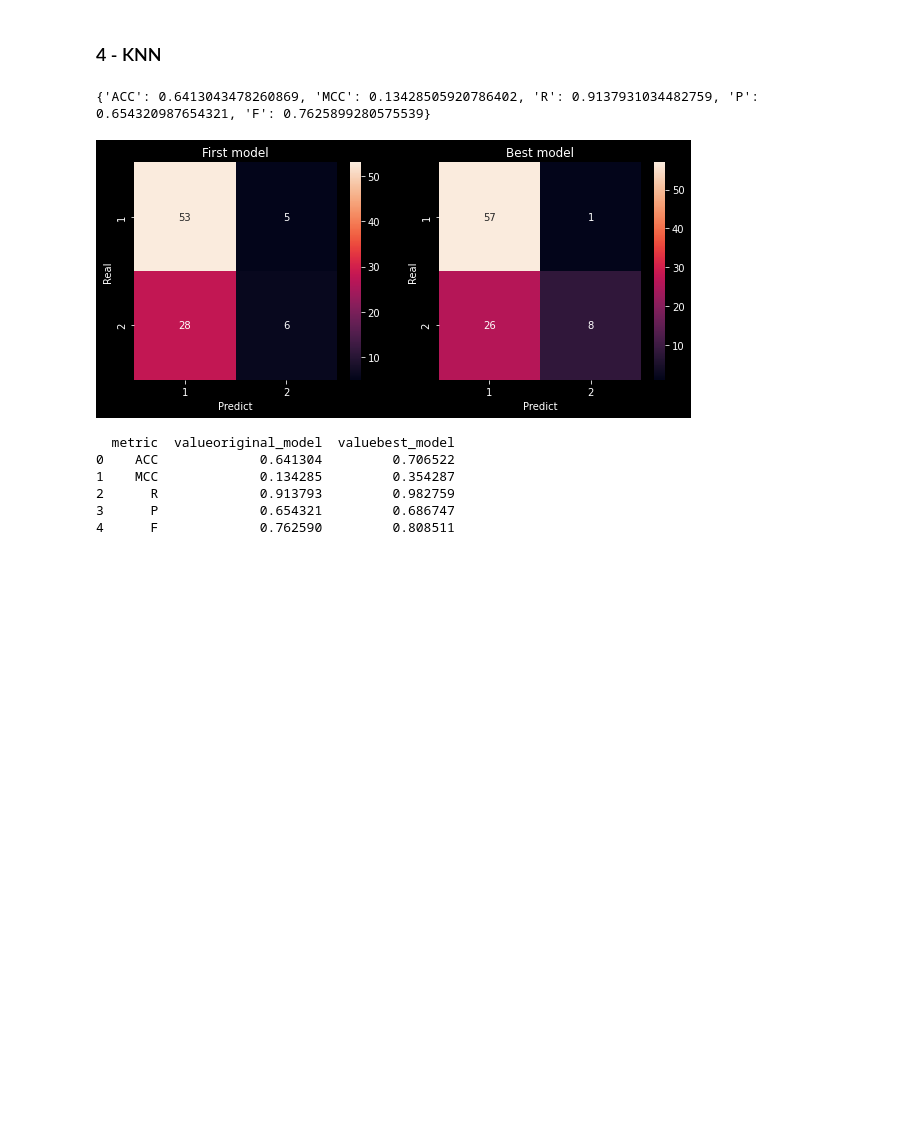
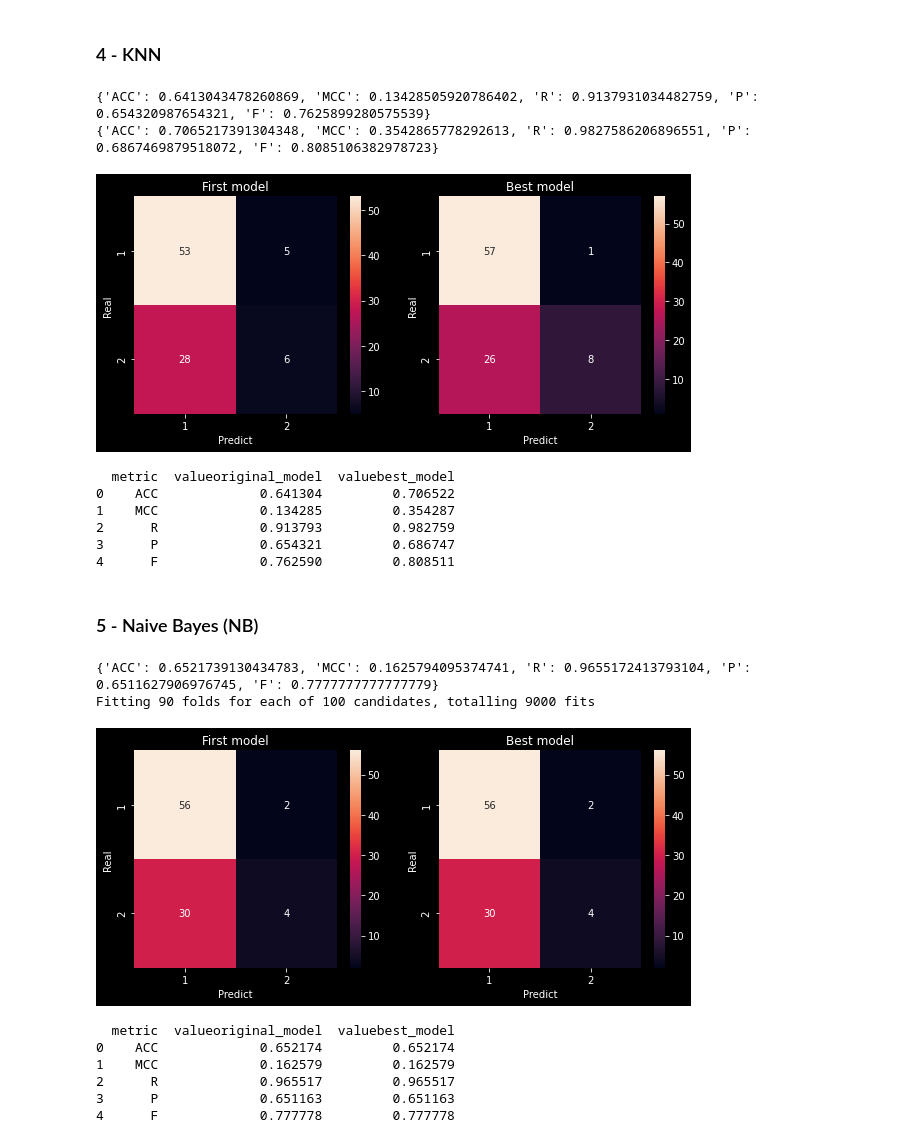
Before and after one commit to carlossrb/py-projects, a Jupyter notebook: src/machine_learning_trabalho/main.ipynb, the cells around one changed output. Cells and saved outputs as stored; diff of their text form; code cells hidden in the pictures; blank space fills up the shorter version.

```diff
--- a/src/machine_learning_trabalho/main.ipynb
+++ b/src/machine_learning_trabalho/main.ipynb
@@ -260,16 +267,6 @@ Fitting 30 folds for each of 50 candidates, totalling 1500 fits
 # %% [markdown]
 <h3>4 - KNN</h3>
 # %%
-#compare the best model with the original one
-def metric_comp(original,best):
-    _items=original.items()
-    _list=list(_items)
-    df1=pd.DataFrame(_list,columns=['metric','value'])
-    _items=best.items()
-    _list=list(_items)
-    df2=pd.DataFrame(_list,columns=['metric','value'])
-    df_comp = df1.merge(df2, how='left', on='metric',suffixes=['original_model', 'best_model'])
-    return df_comp
 
 knn=KNeighborsClassifier(n_neighbors=5)
 knn.fit(x_train.values,y_train.values)
@@ -306,6 +303,7 @@ KNN_NEW_MC = confusion_matrix(y_test,y_pred_knn)
 
 #New metrics
 KNN_NEW_METRICS = metric(y_test,y_pred_knn)
+print(KNN_NEW_METRICS)
 
 #Print results
 DIFF_KNN=metric_comp(KNN_METRICS,KNN_NEW_METRICS)
@@ -313,6 +311,7 @@ mc_heatmap(KNN_MC,'KNN_MC',KNN_NEW_MC)
 print(DIFF_KNN)
 # %% [output]
 {'ACC': 0.6413043478260869, 'MCC': 0.13428505920786402, 'R': 0.9137931034482759, 'P': 0.654320987654321, 'F': 0.7625899280575539}
+{'ACC': 0.7065217391304348, 'MCC': 0.3542865778292613, 'R': 0.9827586206896551, 'P': 0.6867469879518072, 'F': 0.8085106382978723}
 [figure]
   metric  valueoriginal_model  valuebest_model
 0    ACC             0.641304         0.706522
@@ -320,3 +319,49 @@ print(DIFF_KNN)
 2      R             0.913793         0.982759
 3      P             0.654321         0.686747
 4      F             0.762590         0.808511
+# %% [markdown]
+<h3>5 - Naive Bayes (NB)</h3>
+# %%
+nb=GaussianNB()
+nb.fit(x_train.values,y_train.values)
+y_pred_nb=nb.predict(x_test.values)
+
+#Confusion matrix
+NB_MC = confusion_matrix(y_test,y_pred_nb)
+#Metrics
+NB_METRICS = metric(y_test,y_pred_nb)
+print(NB_METRICS)
+
+#Tunning the model
+np.random.seed(7)
+var_smoothing = np.logspace(0,-9, num=100)
+param_grid = dict(var_smoothing=var_smoothing)
+grid_search = GridSearchCV(estimator=nb, param_grid=param_grid, cv=cv,
+n_jobs=-1, verbose=1, scoring=scoring)
+grid_result=grid_search.fit(x_train, y_train)
+var=grid_result.best_params_['var_smoothing']
+
+#Remake the model
+nb=GaussianNB(var_smoothing=var)
+nb.fit(x_train.values,y_train.values)
+y_pred_new_nb=nb.predict(x_test.values)
+
+#New confusion matrix
+NB_NEW_MC = confusion_matrix(y_test,y_pred_new_nb)
+#New metrics
+NB_NEW_METRICS = metric(y_test,y_pred_new_nb)
+
+#plot results
+DIFF_NB=metric_comp(NB_METRICS,NB_NEW_METRICS)
+mc_heatmap(NB_MC,'NB_MC',NB_NEW_MC)
+print(DIFF_NB)
+# %% [output]
+{'ACC': 0.6521739130434783, 'MCC': 0.1625794095374741, 'R': 0.9655172413793104, 'P': 0.6511627906976745, 'F': 0.7777777777777779}
+Fitting 90 folds for each of 100 candidates, totalling 9000 fits
+[figure, added]
+  metric  valueoriginal_model  valuebest_model
+0    ACC             0.652174         0.652174
+1    MCC             0.162579         0.162579
+2      R             0.965517         0.965517
+3      P             0.651163         0.651163
+4      F             0.777778         0.777778
```
Also changed, not shown: parts of 3 cells of this notebook, 2 other files.
